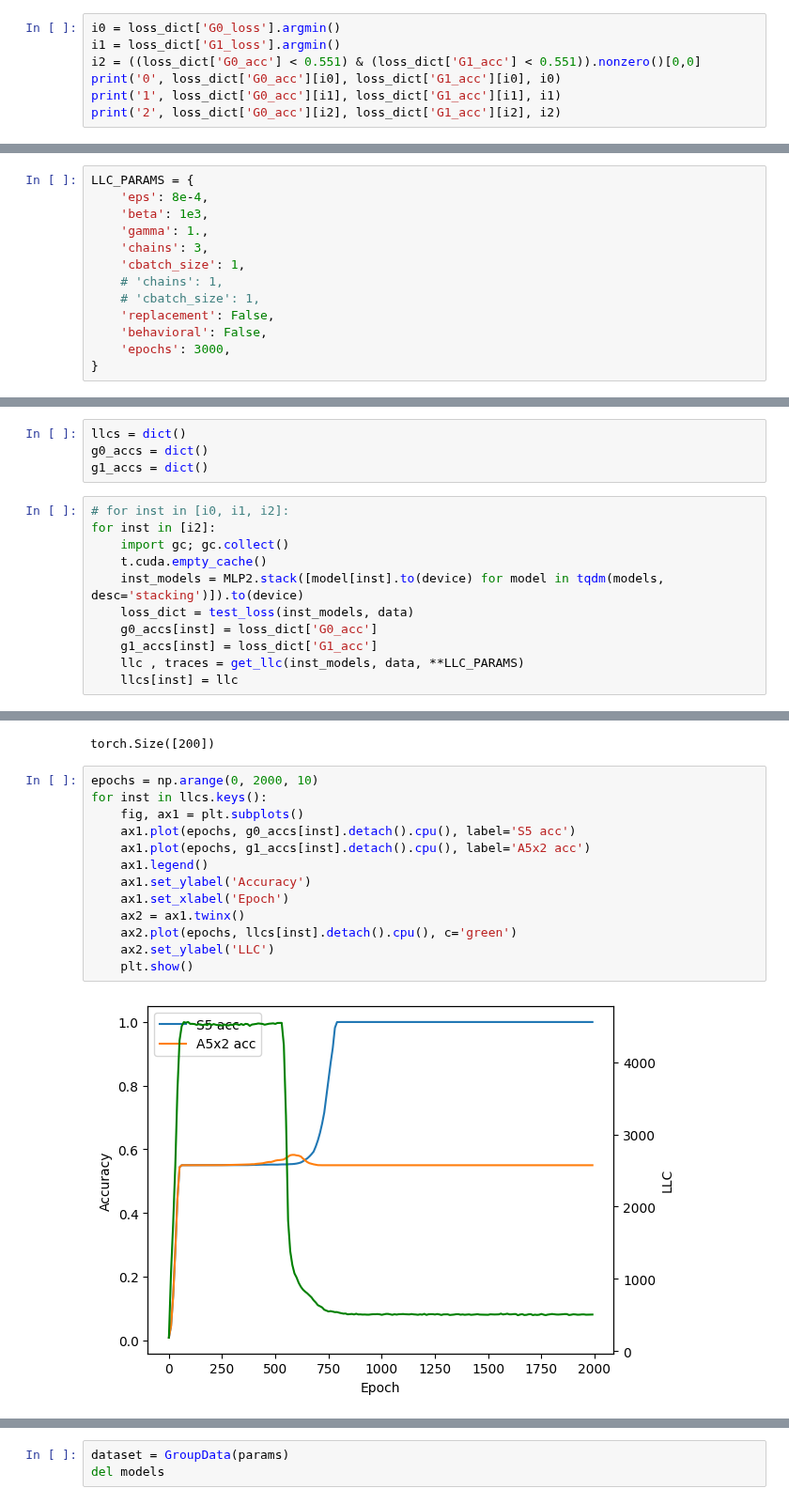
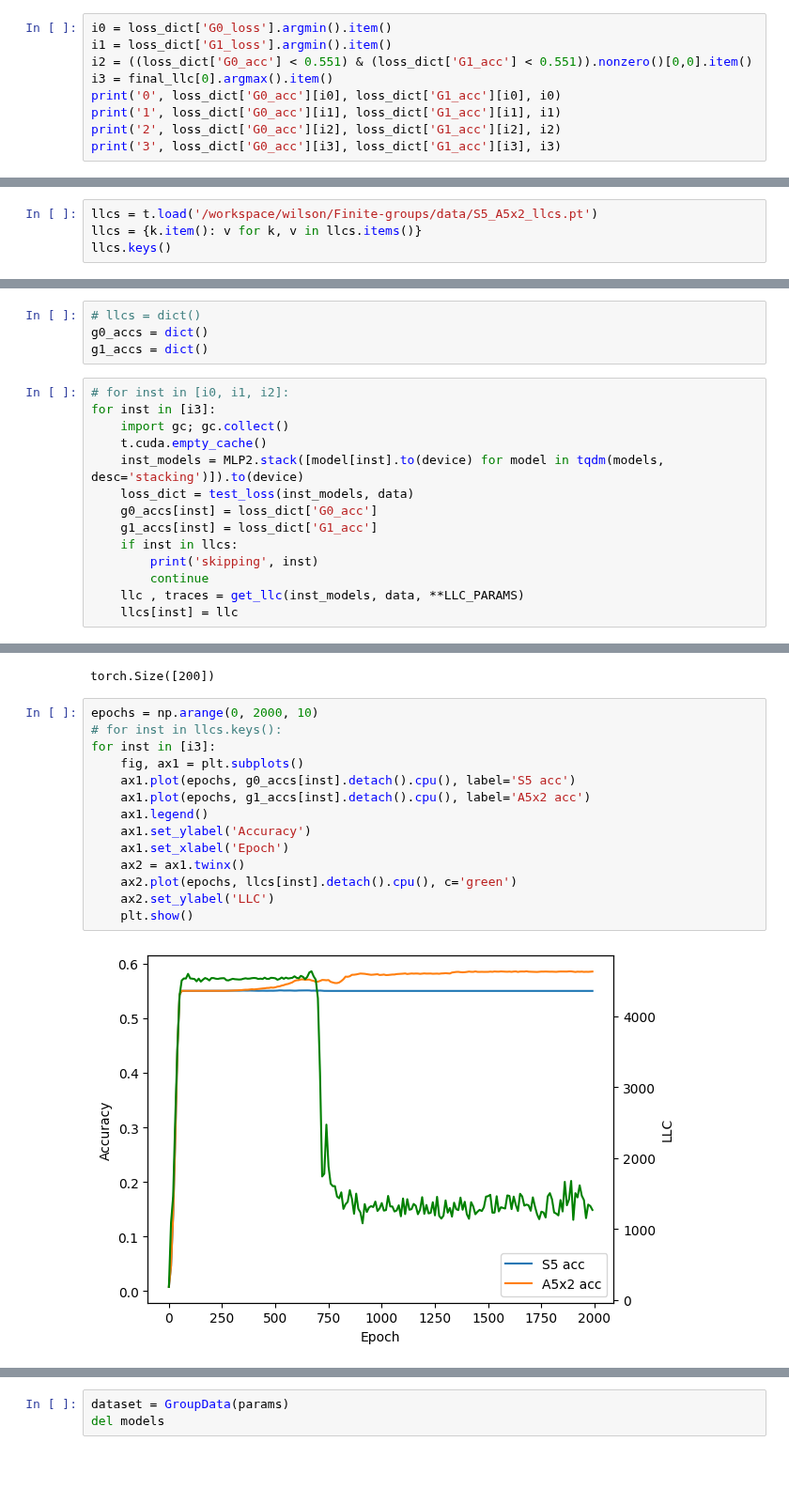
Before and after one commit to LouisYRYJ/Finite-groups, a Jupyter notebook: notebooks/scratch/llc_save.ipynb, the cells around one changed output, grey strips where cells are left out. Shown at 94% size. Drawn from its saved outputs; the diff is of its cells as text; blank space fills up the shorter version.

```diff
--- a/notebooks/scratch/llc_save.ipynb
+++ b/notebooks/scratch/llc_save.ipynb
@@ -42,8 +62,10 @@ Train set size: 7920/14400 (0.55)
 # %%
-i0 = loss_dict['G0_loss'].argmin()
-i1 = loss_dict['G1_loss'].argmin()
-i2 = ((loss_dict['G0_acc'] < 0.551) & (loss_dict['G1_acc'] < 0.551)).nonzero()[0,0]
+i0 = loss_dict['G0_loss'].argmin().item()
+i1 = loss_dict['G1_loss'].argmin().item()
+i2 = ((loss_dict['G0_acc'] < 0.551) & (loss_dict['G1_acc'] < 0.551)).nonzero()[0,0].item()
+i3 = final_llc[0].argmax().item()
 print('0', loss_dict['G0_acc'][i0], loss_dict['G1_acc'][i0], i0)
 print('1', loss_dict['G0_acc'][i1], loss_dict['G1_acc'][i1], i1)
 print('2', loss_dict['G0_acc'][i2], loss_dict['G1_acc'][i2], i2)
+print('3', loss_dict['G0_acc'][i3], loss_dict['G1_acc'][i3], i3)
 # %% [output]
@@ -53,13 +76,4 @@ print('2', loss_dict['G0_acc'][i2], loss_dict['G1_acc'][i2], i2)
 # %%
-LLC_PARAMS = {
-    'eps': 8e-4,
-    'beta': 1e3,
-    'gamma': 1.,
-    'chains': 3,
-    'cbatch_size': 1,
-    # 'chains': 1,
-    # 'cbatch_size': 1,
-    'replacement': False,
-    'behavioral': False,
-    'epochs': 3000,
-}
+llcs = t.load('/workspace/wilson/Finite-groups/data/S5_A5x2_llcs.pt')
+llcs = {k.item(): v for k, v in llcs.items()}
+llcs.keys()
@@ -66,16 +82,19 @@ LLC_PARAMS = {
 # %%
-llcs = dict()
+# llcs = dict()
 g0_accs = dict()
 g1_accs = dict()
 # %%
 # for inst in [i0, i1, i2]:
-for inst in [i2]:
+for inst in [i3]:
     import gc; gc.collect()
     t.cuda.empty_cache()
     inst_models = MLP2.stack([model[inst].to(device) for model in tqdm(models, desc='stacking')]).to(device)
     loss_dict = test_loss(inst_models, data)
     g0_accs[inst] = loss_dict['G0_acc']
     g1_accs[inst] = loss_dict['G1_acc']
+    if inst in llcs:
+        print('skipping', inst)
+        continue
     llc , traces = get_llc(inst_models, data, **LLC_PARAMS)
     llcs[inst] = llc
 # %%
@@ -86,16 +105,17 @@ loss_dict['G0_acc'].shape
 torch.Size([200])
 # %%
 epochs = np.arange(0, 2000, 10)
-for inst in llcs.keys():
+# for inst in llcs.keys():
+for inst in [i3]:
     fig, ax1 = plt.subplots()
     ax1.plot(epochs, g0_accs[inst].detach().cpu(), label='S5 acc')
     ax1.plot(epochs, g1_accs[inst].detach().cpu(), label='A5x2 acc')
     ax1.legend()
     ax1.set_ylabel('Accuracy')
     ax1.set_xlabel('Epoch')
     ax2 = ax1.twinx()
     ax2.plot(epochs, llcs[inst].detach().cpu(), c='green')
     ax2.set_ylabel('LLC')
     plt.show()
 # %% [output]
-[figure, old version]
+[figure, new version]
```
Also changed, not shown: parts of 6 cells of this notebook, 3 other files.
